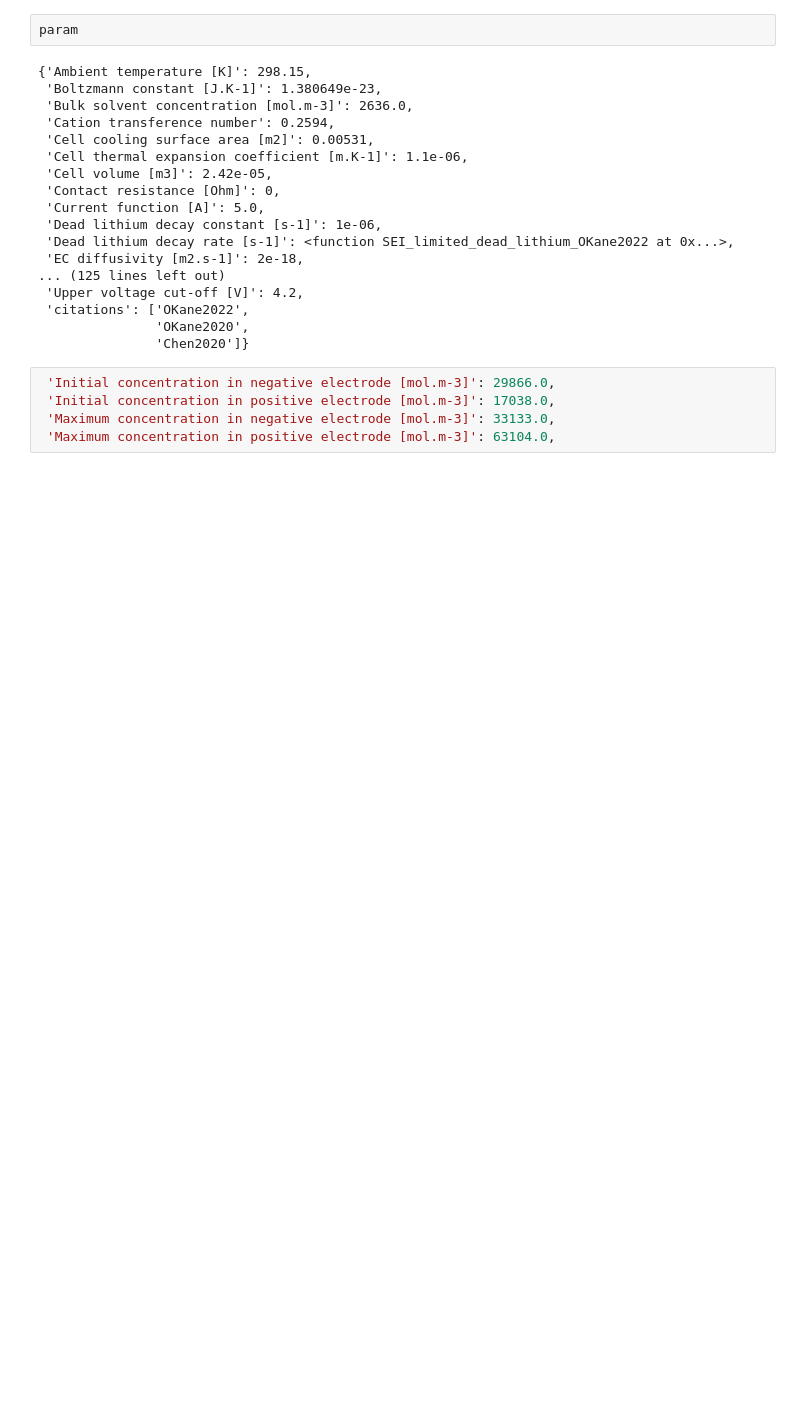
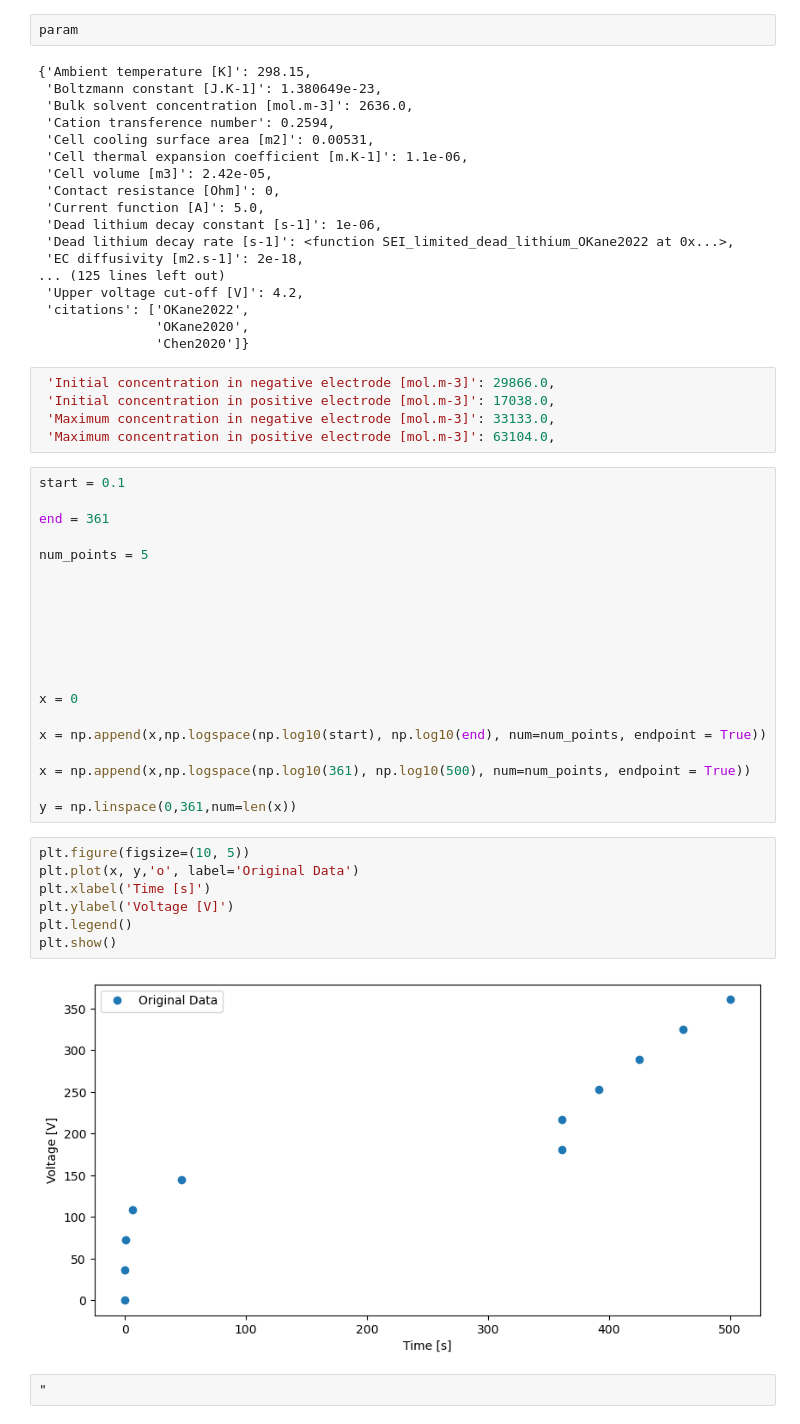
Before and after one commit to JerryOu10124/MA, a Jupyter notebook: test.ipynb, the cells around one changed output. Drawn from its saved outputs; the diff is of its cells as text; blank space fills up the shorter version.

```diff
--- a/test.ipynb
+++ b/test.ipynb
@@ -97,3 +201,34 @@ param
  'Initial concentration in positive electrode [mol.m-3]': 17038.0,
  'Maximum concentration in negative electrode [mol.m-3]': 33133.0,
  'Maximum concentration in positive electrode [mol.m-3]': 63104.0,
+# %%
+start = 0.1
+
+end = 361
+
+num_points = 5
+
+
+
+
+
+
+
+x = 0
+
+x = np.append(x,np.logspace(np.log10(start), np.log10(end), num=num_points, endpoint = True))
+
+x = np.append(x,np.logspace(np.log10(361), np.log10(500), num=num_points, endpoint = True))
+
+y = np.linspace(0,361,num=len(x))
+# %%
+plt.figure(figsize=(10, 5))
+plt.plot(x, y,'o', label='Original Data')
+plt.xlabel('Time [s]')
+plt.ylabel('Voltage [V]')
+plt.legend()
+plt.show()
+# %% [output]
+[figure, added]
+# %%
+"
```
Also changed, not shown: parts of 7 cells of this notebook, 2 other files.
